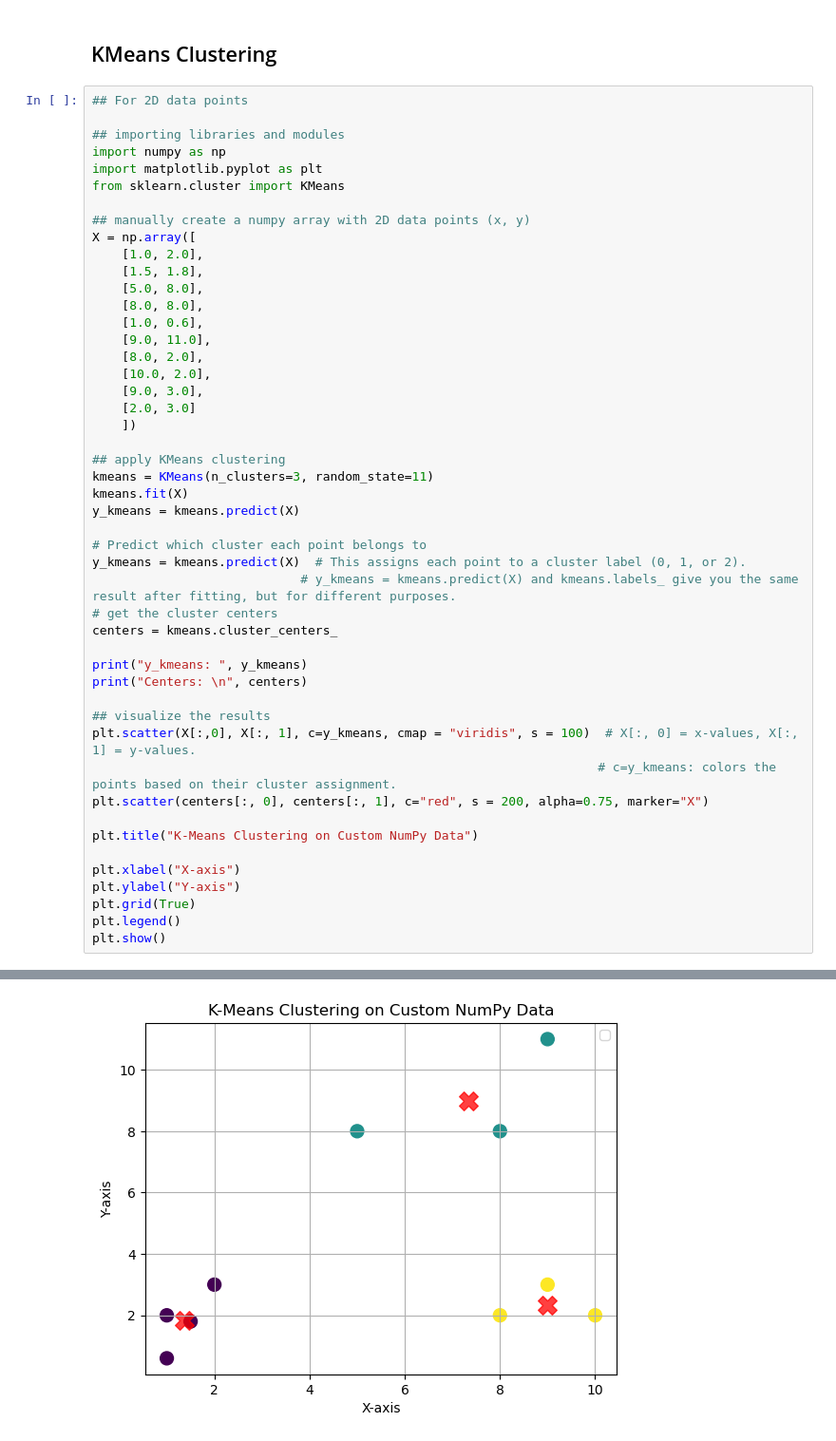
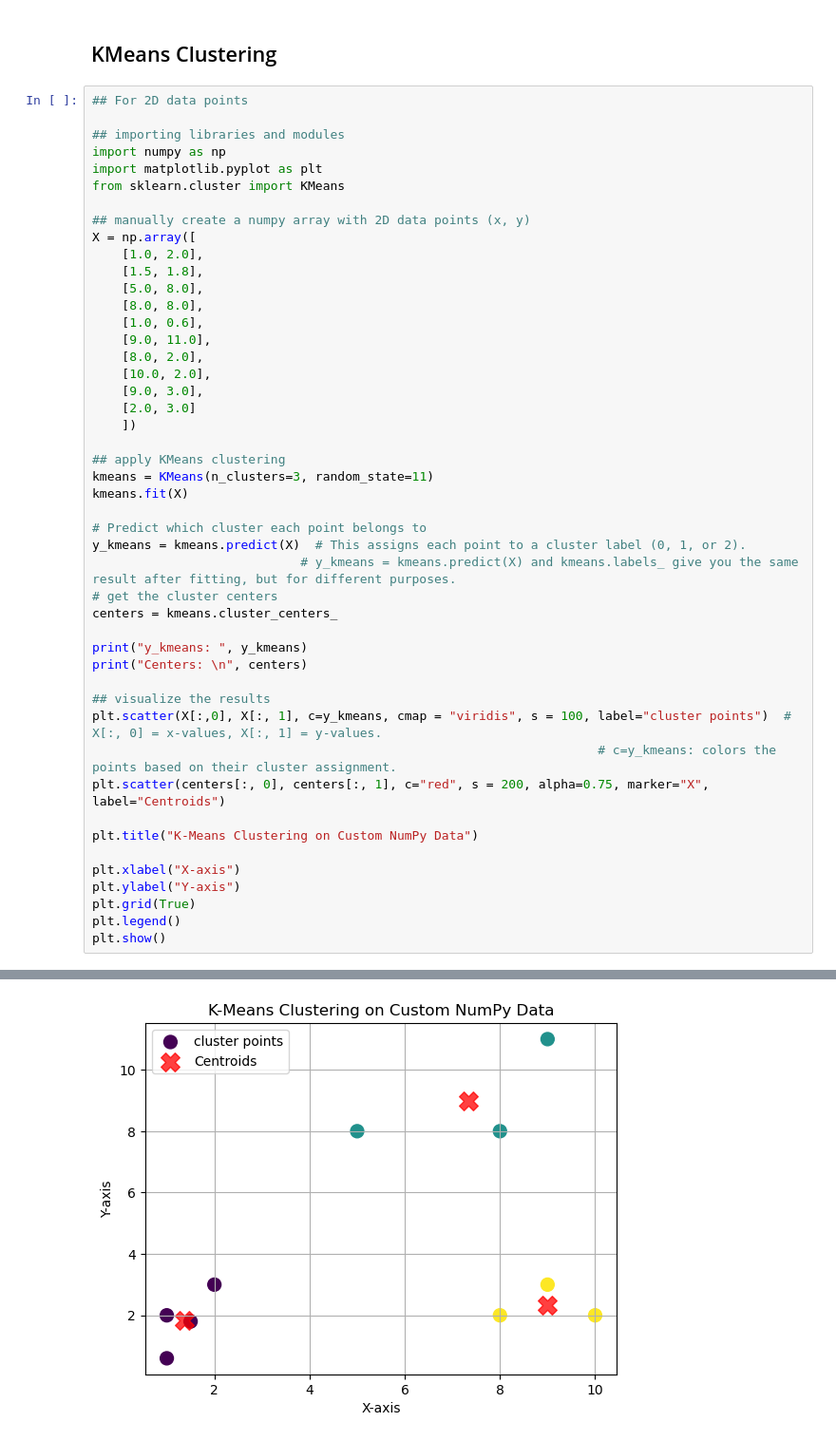
Before and after one commit to anish-upreti/Data-Science-and-ML-with-python, a Jupyter notebook: k_means_clustering.ipynb, the cells around one changed output, grey strips where cells are left out. Shown at 95% size. Saved outputs shown, nothing was run; the diff lists cells and outputs as text.

```diff
--- a/k_means_clustering.ipynb
+++ b/k_means_clustering.ipynb
@@ -25,7 +25,6 @@ X = np.array([
 ## apply KMeans clustering
 kmeans = KMeans(n_clusters=3, random_state=11)
 kmeans.fit(X)
-y_kmeans = kmeans.predict(X)
 
 # Predict which cluster each point belongs to
 y_kmeans = kmeans.predict(X)  # This assigns each point to a cluster label (0, 1, or 2).
@@ -37,9 +36,9 @@ print("y_kmeans: ", y_kmeans)
 print("Centers: \n", centers)
 
 ## visualize the results
-plt.scatter(X[:,0], X[:, 1], c=y_kmeans, cmap = "viridis", s = 100)  # X[:, 0] = x-values, X[:, 1] = y-values.
+plt.scatter(X[:,0], X[:, 1], c=y_kmeans, cmap = "viridis", s = 100, label="cluster points")  # X[:, 0] = x-values, X[:, 1] = y-values.
                                                                     # c=y_kmeans: colors the points based on their cluster assignment.
-plt.scatter(centers[:, 0], centers[:, 1], c="red", s = 200, alpha=0.75, marker="X")
+plt.scatter(centers[:, 0], centers[:, 1], c="red", s = 200, alpha=0.75, marker="X", label="Centroids")
 
 plt.title("K-Means Clustering on Custom NumPy Data")
 
@@ -58,4 +56,4 @@ Centers:
-[figure, old version]
+[figure, new version]
 # %%
 ## For 1D  data
 
```
Also changed, not shown: parts of 3 cells of this notebook.
